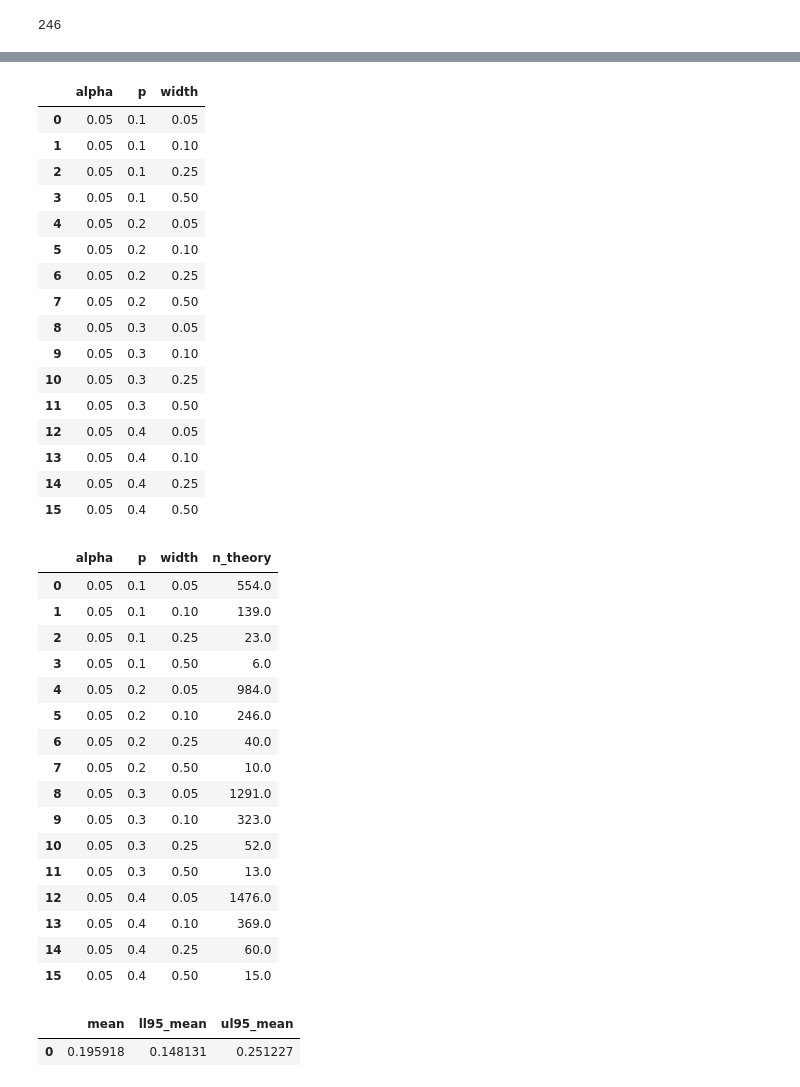
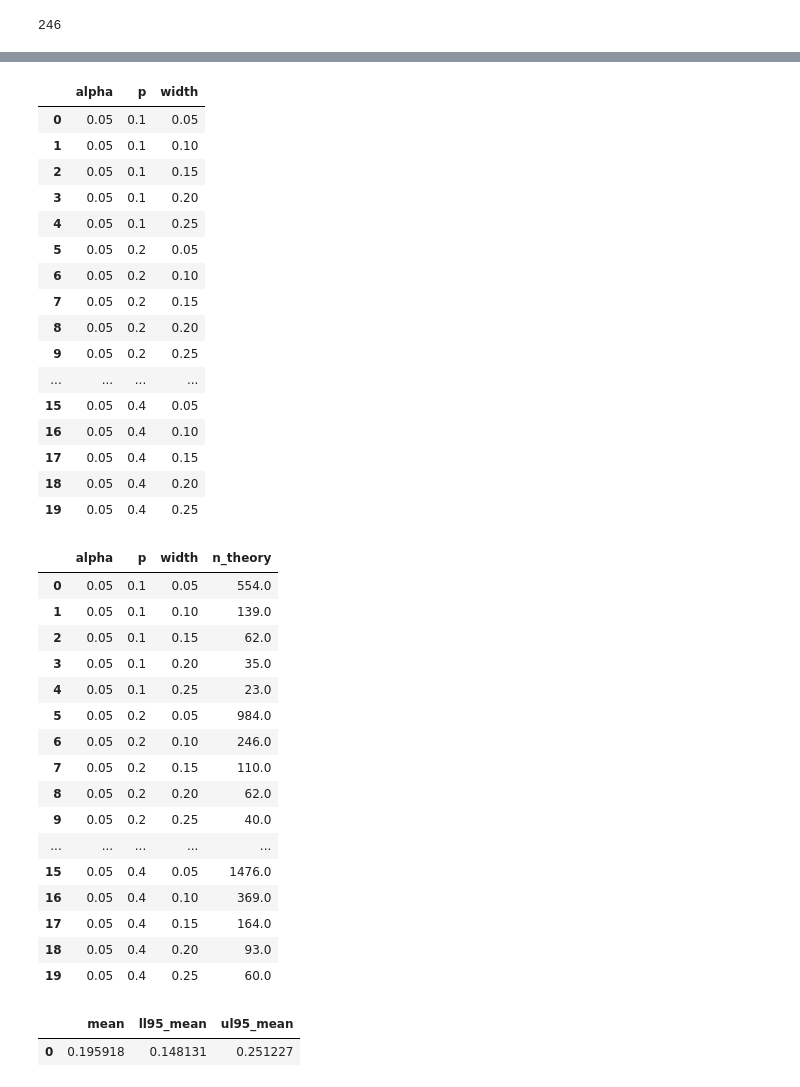
Before and after one commit to bettytan123/Sample-Size-Calculation, a Jupyter notebook: Binomal_Mean.ipynb, the cells around one changed output, grey strips where cells are left out. Drawn from its saved outputs; the diff is of its cells as text; code cells hidden in the pictures.

Commit message:
change the width variable and run all

```diff
--- a/Binomal_Mean.ipynb
+++ b/Binomal_Mean.ipynb
@@ -323,36 +333,36 @@ gan_results
 # %%
 ###########################
 ## Create parameter grid
 ###########################
 from itertools import product
 
 def expand_grid(dictionary):
    return pd.DataFrame([row for row in product(*dictionary.values())], columns=dictionary.keys())
 
 dictionary = {'alpha': [0.05],
               'p': np.arange(0.1, 0.5, 0.1),
-              'width': [0.05,0.1,0.25,0.5]}
+              'width': [0.05,0.1,0.15,0.20,0.25]}
 
 param_df = expand_grid(dictionary)
 param_df
 # %% [output]
 |  | alpha | p | width |
 | 0 | 0.05 | 0.1 | 0.05 |
 | 1 | 0.05 | 0.1 | 0.10 |
-| 2 | 0.05 | 0.1 | 0.25 |
-| 3 | 0.05 | 0.1 | 0.50 |
-| 4 | 0.05 | 0.2 | 0.05 |
-| 5 | 0.05 | 0.2 | 0.10 |
-| 6 | 0.05 | 0.2 | 0.25 |
-| 7 | 0.05 | 0.2 | 0.50 |
-| 8 | 0.05 | 0.3 | 0.05 |
-| 9 | 0.05 | 0.3 | 0.10 |
-| 10 | 0.05 | 0.3 | 0.25 |
-| 11 | 0.05 | 0.3 | 0.50 |
-| 12 | 0.05 | 0.4 | 0.05 |
-| 13 | 0.05 | 0.4 | 0.10 |
-| 14 | 0.05 | 0.4 | 0.25 |
-| 15 | 0.05 | 0.4 | 0.50 |
+| 2 | 0.05 | 0.1 | 0.15 |
+| 3 | 0.05 | 0.1 | 0.20 |
+| 4 | 0.05 | 0.1 | 0.25 |
+| 5 | 0.05 | 0.2 | 0.05 |
+| 6 | 0.05 | 0.2 | 0.10 |
+| 7 | 0.05 | 0.2 | 0.15 |
+| 8 | 0.05 | 0.2 | 0.20 |
+| 9 | 0.05 | 0.2 | 0.25 |
+| ... | ... | ... | ... |
+| 15 | 0.05 | 0.4 | 0.05 |
+| 16 | 0.05 | 0.4 | 0.10 |
+| 17 | 0.05 | 0.4 | 0.15 |
+| 18 | 0.05 | 0.4 | 0.20 |
+| 19 | 0.05 | 0.4 | 0.25 |
 # %%
 #################
 ## 1) Sample Size for Continuous CI by Theory or Analytic Formula
@@ -376,20 +386,20 @@ samp_size_theory_df
 |  | alpha | p | width | n_theory |
 | 0 | 0.05 | 0.1 | 0.05 | 554.0 |
 | 1 | 0.05 | 0.1 | 0.10 | 139.0 |
-| 2 | 0.05 | 0.1 | 0.25 | 23.0 |
-| 3 | 0.05 | 0.1 | 0.50 | 6.0 |
-| 4 | 0.05 | 0.2 | 0.05 | 984.0 |
-| 5 | 0.05 | 0.2 | 0.10 | 246.0 |
-| 6 | 0.05 | 0.2 | 0.25 | 40.0 |
-| 7 | 0.05 | 0.2 | 0.50 | 10.0 |
-| 8 | 0.05 | 0.3 | 0.05 | 1291.0 |
-| 9 | 0.05 | 0.3 | 0.10 | 323.0 |
-| 10 | 0.05 | 0.3 | 0.25 | 52.0 |
-| 11 | 0.05 | 0.3 | 0.50 | 13.0 |
-| 12 | 0.05 | 0.4 | 0.05 | 1476.0 |
-| 13 | 0.05 | 0.4 | 0.10 | 369.0 |
-| 14 | 0.05 | 0.4 | 0.25 | 60.0 |
-| 15 | 0.05 | 0.4 | 0.50 | 15.0 |
+| 2 | 0.05 | 0.1 | 0.15 | 62.0 |
+| 3 | 0.05 | 0.1 | 0.20 | 35.0 |
+| 4 | 0.05 | 0.1 | 0.25 | 23.0 |
+| 5 | 0.05 | 0.2 | 0.05 | 984.0 |
+| 6 | 0.05 | 0.2 | 0.10 | 246.0 |
+| 7 | 0.05 | 0.2 | 0.15 | 110.0 |
+| 8 | 0.05 | 0.2 | 0.20 | 62.0 |
+| 9 | 0.05 | 0.2 | 0.25 | 40.0 |
+| ... | ... | ... | ... | ... |
+| 15 | 0.05 | 0.4 | 0.05 | 1476.0 |
+| 16 | 0.05 | 0.4 | 0.10 | 369.0 |
+| 17 | 0.05 | 0.4 | 0.15 | 164.0 |
+| 18 | 0.05 | 0.4 | 0.20 | 93.0 |
+| 19 | 0.05 | 0.4 | 0.25 | 60.0 |
 # %%
 ########################
 ## 2) Sample Size for Continuous CI by Simulation from binormal Distribution
```
Also changed, not shown: parts of 9 cells of this notebook.
